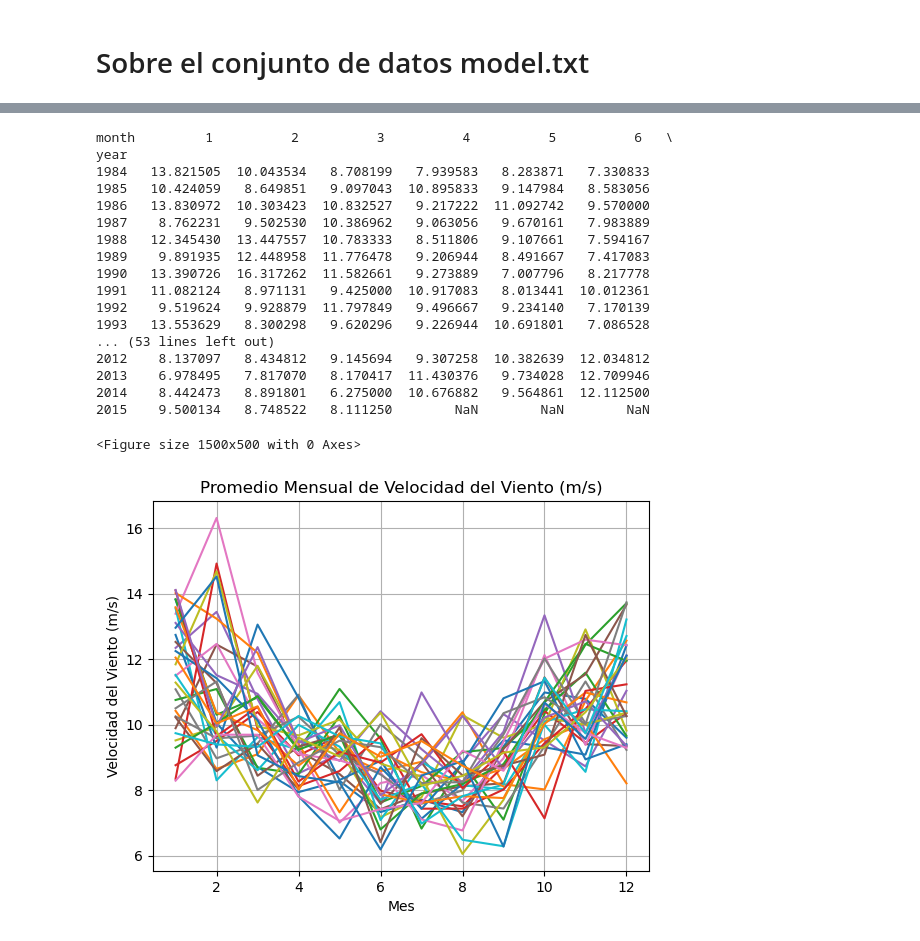
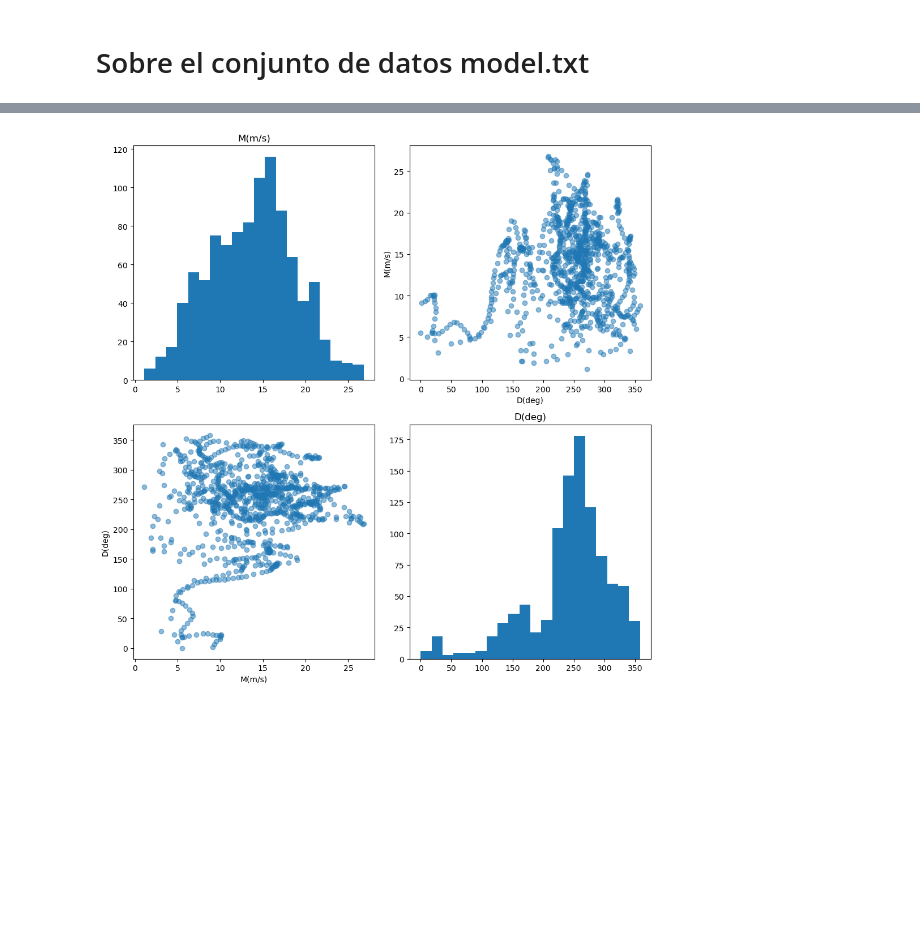
Before and after one commit to irisruip/Calculo_numerico, a Jupyter notebook: Evaluacion_4/Pandas.ipynb, the cells around one changed output, grey strips where cells are left out. Drawn from its saved outputs; the diff is of its cells as text; code cells hidden in the pictures; blank space fills up the shorter version.

```diff
--- a/Evaluacion_4/Pandas.ipynb
+++ b/Evaluacion_4/Pandas.ipynb
@@ -29,53 +3,27 @@ df.head(10)
-# %%
-# Importando librerías necesarias
-import pandas as pd
-import matplotlib.pyplot as plt
-
-
-model = pd.read_csv("C:/Users/Irisbel/Desktop/Cuarta_evaluacion/Calculo_numerico/Evaluacion_4/model.txt",
-                     delim_whitespace=True,
-                     skiprows=3,
-                     parse_dates={'Timestamp': [0, 1]},
-                     index_col='Timestamp')
-
-
-model['month'] = model.index.month
-model['year'] = model.index.year
-
-
-monthly_means = model.groupby(['year', 'month'])['M(m/s)'].mean().reset_index()
-
-
-monthly_pivot = monthly_means.pivot_table(index='year', columns='month', values='M(m/s)')
-
-
-print(monthly_pivot)
-
-
-plt.figure(figsize=(15, 5))
-monthly_pivot.T.plot(legend=False)
-plt.title('Promedio Mensual de Velocidad del Viento (m/s)')
-plt.xlabel('Mes')
-plt.ylabel('Velocidad del Viento (m/s)')
-plt.grid(True)
-plt.show()
-# %% [output]
-month         1          2          3          4          5          6   \
-year
-1984   13.821505  10.043534   8.708199   7.939583   8.283871   7.330833
-1985   10.424059   8.649851   9.097043  10.895833   9.147984   8.583056
-1986   13.830972  10.303423  10.832527   9.217222  11.092742   9.570000
-1987    8.762231   9.502530  10.386962   9.063056   9.670161   7.983889
-1988   12.345430  13.447557  10.783333   8.511806   9.107661   7.594167
-1989    9.891935  12.448958  11.776478   9.206944   8.491667   7.417083
-1990   13.390726  16.317262  11.582661   9.273889   7.007796   8.217778
-1991   11.082124   8.971131   9.425000  10.917083   8.013441  10.012361
-1992    9.519624   9.928879  11.797849   9.496667   9.234140   7.170139
-1993   13.553629   8.300298   9.620296   9.226944  10.691801   7.086528
-... (53 lines left out)
-2012    8.137097   8.434812   9.145694   9.307258  10.382639  12.034812
-2013    6.978495   7.817070   8.170417  11.430376   9.734028  12.709946
-2014    8.442473   8.891801   6.275000  10.676882   9.564861  12.112500
-2015    9.500134   8.748522   8.111250        NaN        NaN        NaN
-<Figure size 1500x500 with 0 Axes>
-[figure, removed]
+# %%
+import pandas as pd
+import matplotlib.pyplot as plt
+
+# Cargar el conjunto de datos y seleccionar los primeros mil registros
+df = pd.read_table('model.txt', sep='\s+', skiprows=3).head(1000)
+
+# Crear la matriz de dispersión
+columns = ['M(m/s)', 'D(deg)']
+fig, axes = plt.subplots(2, 2, figsize=(10, 10))
+
+# Diagonal: Histogramas
+for i, col in enumerate(columns):
+    axes[i, i].hist(df[col], bins=20)
+    axes[i, i].set_title(col)
+
+# Fuera de la diagonal: Gráficos de dispersión
+axes[0, 1].scatter(df[columns[1]], df[columns[0]], alpha=0.5)
+axes[0, 1].set(xlabel=columns[1], ylabel=columns[0])
+
+axes[1, 0].scatter(df[columns[0]], df[columns[1]], alpha=0.5)
+axes[1, 0].set(xlabel=columns[0], ylabel=columns[1])
+
+plt.tight_layout()
+plt.show()
+# %% [output]
+[figure, added]
```
Also changed, not shown: parts of 8 cells of this notebook.
